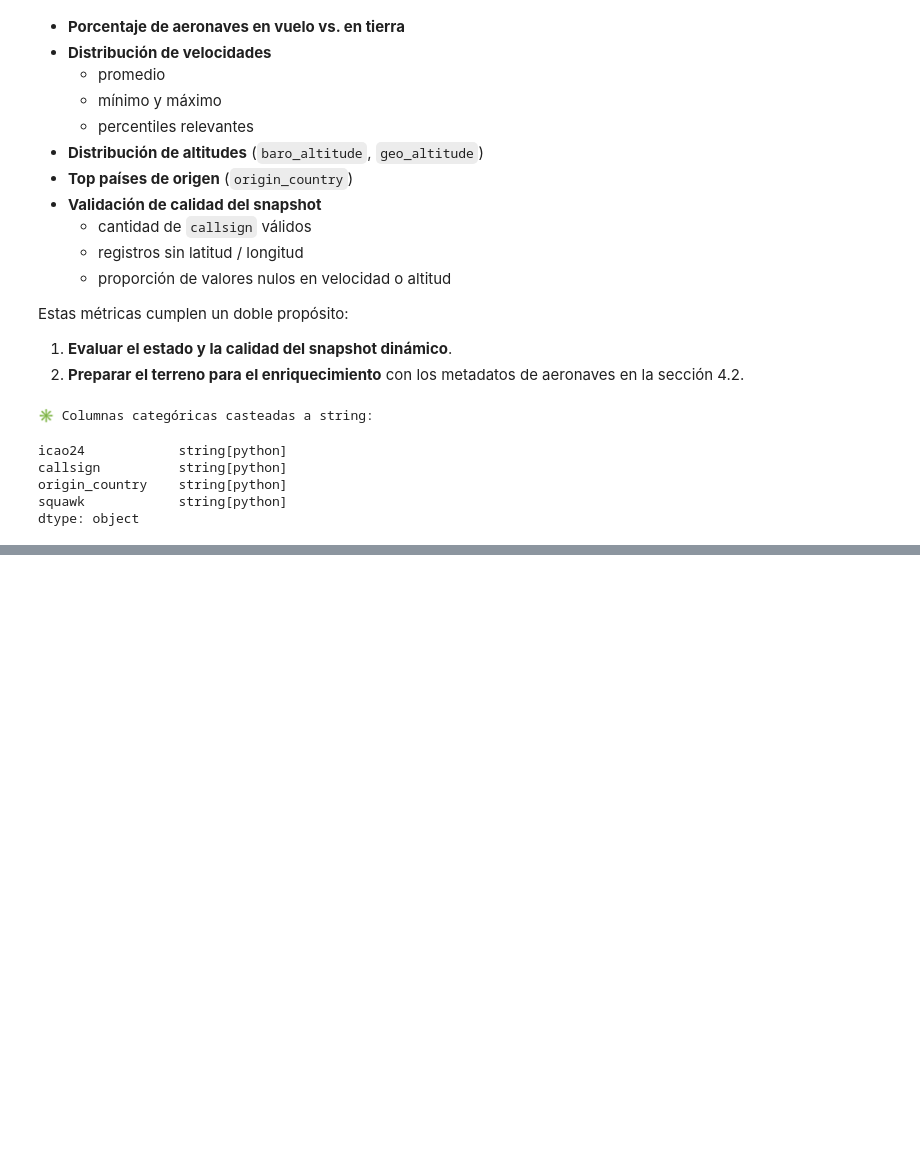
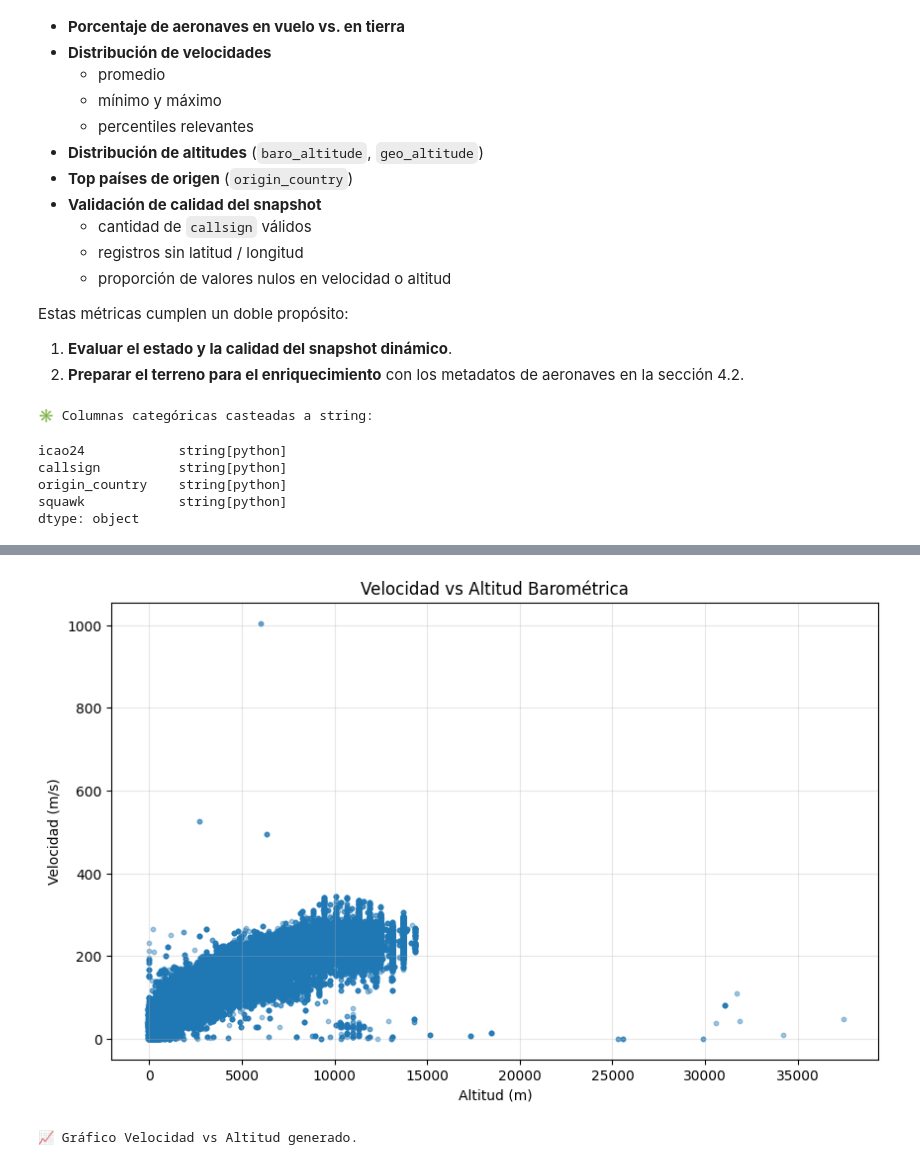
Before and after one commit to fernandezelias/ETL_OpenSky_Aviation, a Jupyter notebook: notebooks/01_opensky_etl.ipynb, the cells around one changed output, grey strips where cells are left out. Cells and saved outputs as stored; diff of their text form; code cells hidden in the pictures; blank space fills up the shorter version.

```diff
--- a/notebooks/01_opensky_etl.ipynb
+++ b/notebooks/01_opensky_etl.ipynb
@@ -1289,0 +1719,18 @@ pais_top: United States
+# %%
+# --- Relación Velocidad vs Altitud ---
+# Se observa si existe correlación entre velocidad y altitud barométrica.
+
+df_vel_alt = df_states_gold_final.dropna(subset=["velocity", "baro_altitude"])
+
+plt.scatter(df_vel_alt["baro_altitude"], df_vel_alt["velocity"], s=10, alpha=0.4)
+plt.title("Velocidad vs Altitud Barométrica")
+plt.xlabel("Altitud (m)")
+plt.ylabel("Velocidad (m/s)")
+plt.grid(True, alpha=0.3)
+
+plt.show()
+
+print("📈 Gráfico Velocidad vs Altitud generado.")
+# %% [output]
+[figure, added]
+📈 Gráfico Velocidad vs Altitud generado.
```
Also changed, not shown: parts of 36 cells of this notebook.
